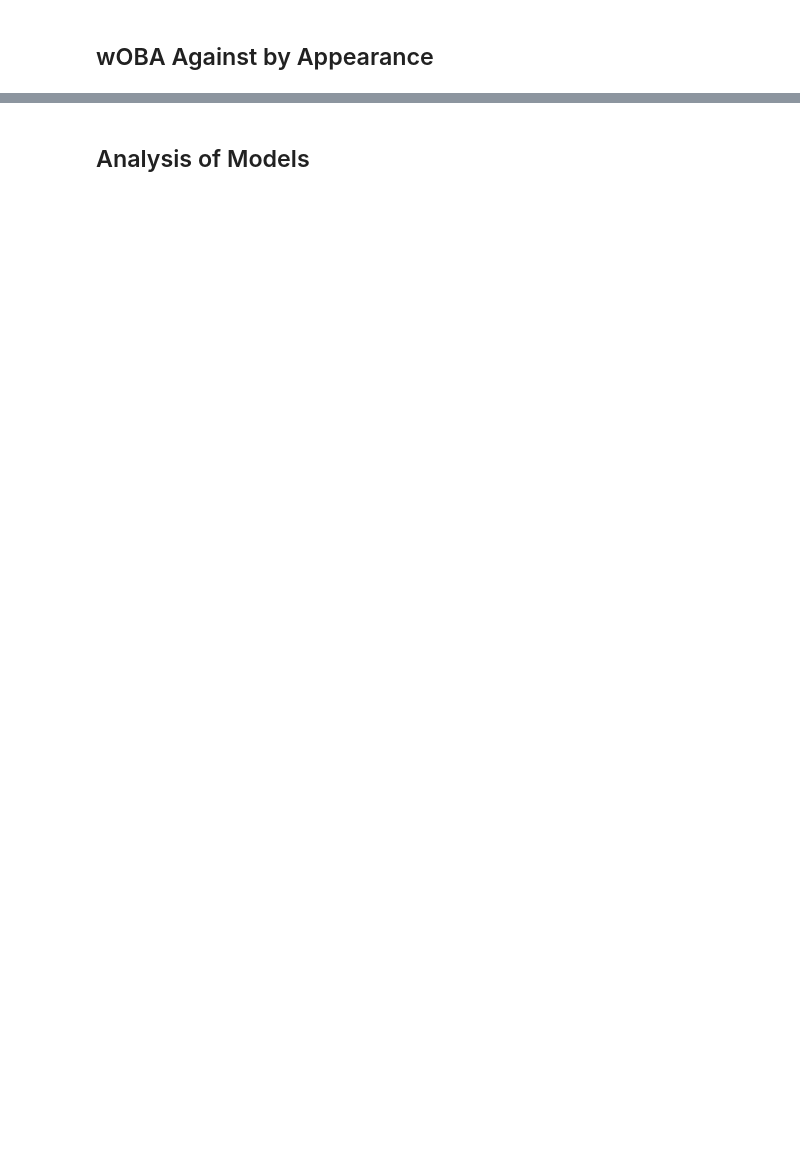
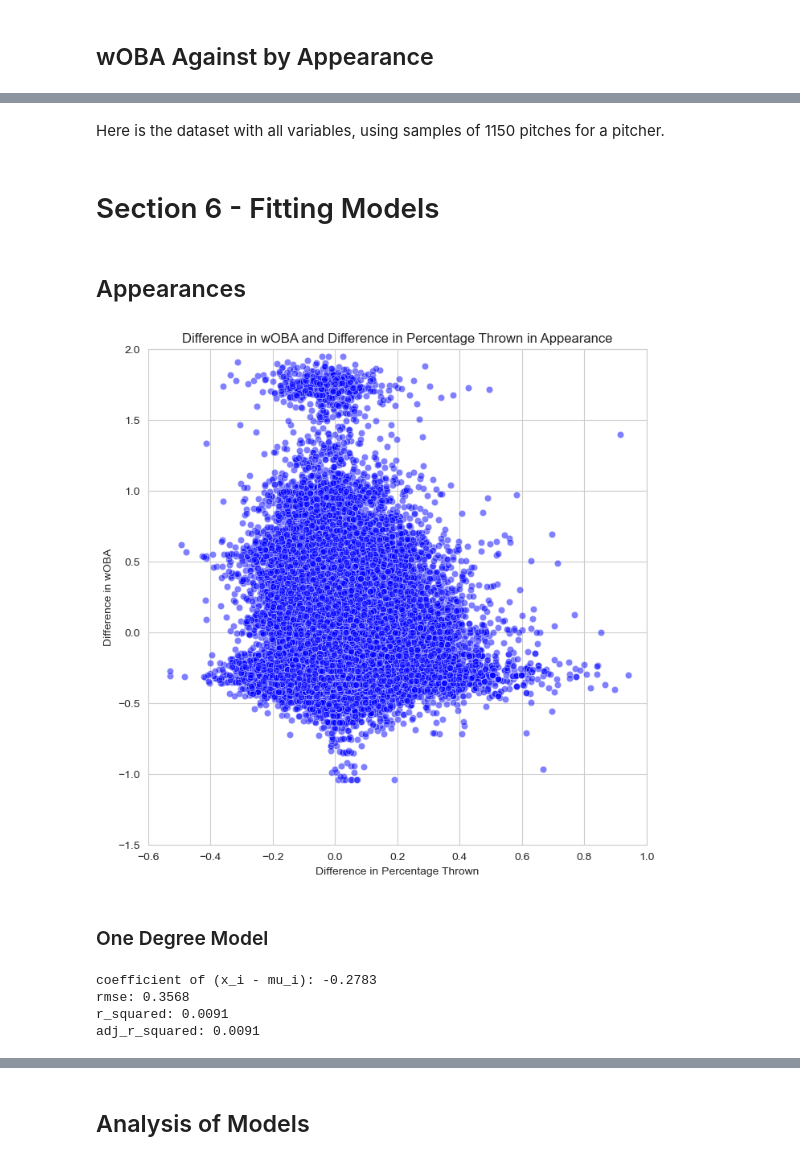
Before and after one commit to jackhinde/OptimizingPitchMix, a Jupyter notebook: PitchUseAndPerformance.ipynb, the cells around one changed output, grey strips where cells are left out. Saved outputs shown, nothing was run; the diff lists cells and outputs as text; code cells hidden in the pictures; blank space fills up the shorter version.

```diff
--- a/PitchUseAndPerformance.ipynb
+++ b/PitchUseAndPerformance.ipynb
@@ -561,0 +798,9 @@ pitch_count_appearance[pitch_count_appearance['outlier'] == 2]
+# %%
+# create a MultiIndex containing the quartile pitch count values for each pitcher
+# set q to be from 0.25 to 1.00, by 0.25
+# set interpolation=linear to set any unobserved quantiles evenly between the two surrounding values
+pitch_count_quartiles = pitch_count_appearance.groupby(['player_name', 'pitcher']).quantile(q=[i / 4 for i in range(1, 5)], interpolation='linear')
+# change index names to 'player_name', 'pitcher' and 'quartile'
+pitch_count_quartiles = pitch_count_quartiles.rename_axis(['player_name', 'pitcher', 'quartile'])
+
+pitch_count_quartiles.head()
@@ -816,0 +1056,17 @@ sns.lineplot(x=x_values, y=y_values, color='red');
+# %%
+# create MultiIndex by joining woba_appearance and pitch_use_appearance
+appearances = woba_appearance.join(pitch_pct_appearance, how='inner')
+# rename wOBA and percent thrown columns with '_appearance' as a suffix
+appearances = appearances.rename(columns={'woba': 'woba_appearance', 'pct': 'pct_appearance'})
+
+# merge woba_full_season to add wOBA of pitch type in full season
+appearances = appearances.join(woba_full_season, how='inner')
+
+# merge pitch_pct_full_season to give percent thrown of pitch type in full season
+appearances = appearances.join(pitch_pct_full_season, how='inner')
+
+# rename wOBA and percent thrown columns with '_full_season' as a suffix
+appearances = appearances.rename(columns={'woba': 'woba_full_season', 'pct': 'pct_full_season'})
+
+# view descriptive stats of DataFrame
+appearances.describe()
@@ -816,0 +1336,4 @@ sns.lineplot(x=x_values, y=y_values, color='red');
+# %%
+# create is_fourth_to_eighth identifier columns by summing binary is_fourth to is_eighth columns
+appearances['is_fourth_to_eighth'] = (appearances['is_fourth'] + appearances['is_fifth'] + appearances['is_sixth'] + appearances['is_seventh'] + appearances['is_eighth'])
+samples['is_fourth_to_eighth'] = (samples['is_fourth'] + samples['is_fifth'] + samples['is_sixth'] + samples['is_seventh'] + samples['is_eighth'])
@@ -816,0 +1366,33 @@ sns.lineplot(x=x_values, y=y_values, color='red');
+# %% [markdown]
+Here is the dataset with all variables, using samples of 1150 pitches for a pitcher.
+# %% [markdown]
+# Section 6 - Fitting Models
+# %% [markdown]
+## Appearances
+# %%
+sns.set_style("whitegrid");
+
+f, ax = plt.subplots(figsize=(8, 8))
+sns.scatterplot(x='pct_diff', y='woba_diff', color='blue', alpha=0.5, data=appearances, ax=ax);
+
+ax.set_xlim(left=-0.6, right=1);
+ax.set_ylim(bottom=-1.5, top=2);
+
+# set title
+plt.title("Difference in wOBA and Difference in Percentage Thrown in Appearance");
+# set x-axis label
+ax.set_xlabel("Difference in Percentage Thrown");
+# set first (left) y-axis label
+ax.set_ylabel("Difference in wOBA");
+# %% [output]
+[figure, added]
+# %% [markdown]
+### One Degree Model
+# %%
+# outputs_aps1 = (aps1, coef_pct_diff_aps1, rmse_aps1, r_sq_aps1, adj_r_sq_aps1)
+outputs_aps1 = fit_regression_model_degree_one(appearances, 'pct_diff', 'woba_diff')
+# %% [output]
+coefficient of (x_i - mu_i): -0.2783
+rmse: 0.3568
+r_squared: 0.0091
+adj_r_squared: 0.0091
```
Also changed, not shown: parts of 387 cells of this notebook.
